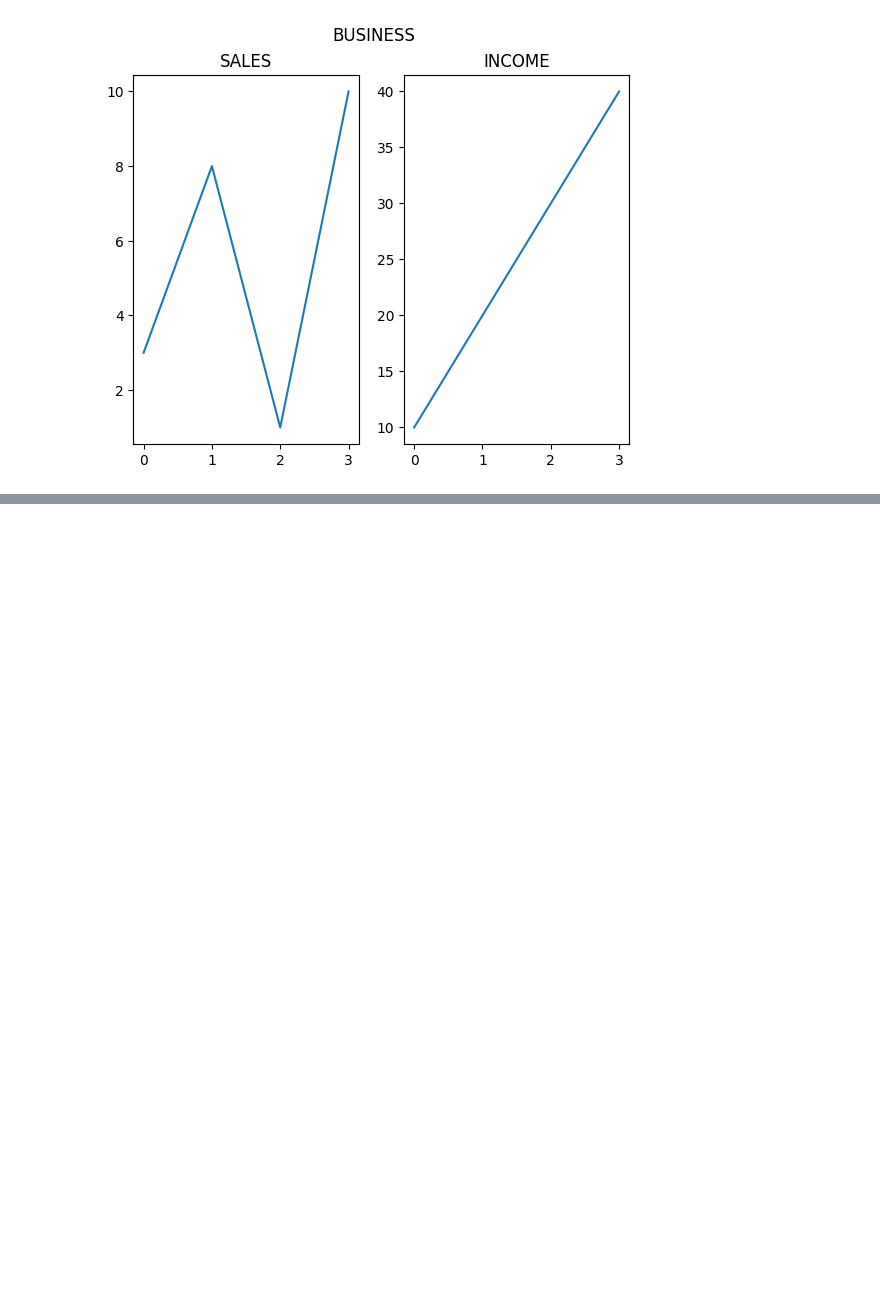
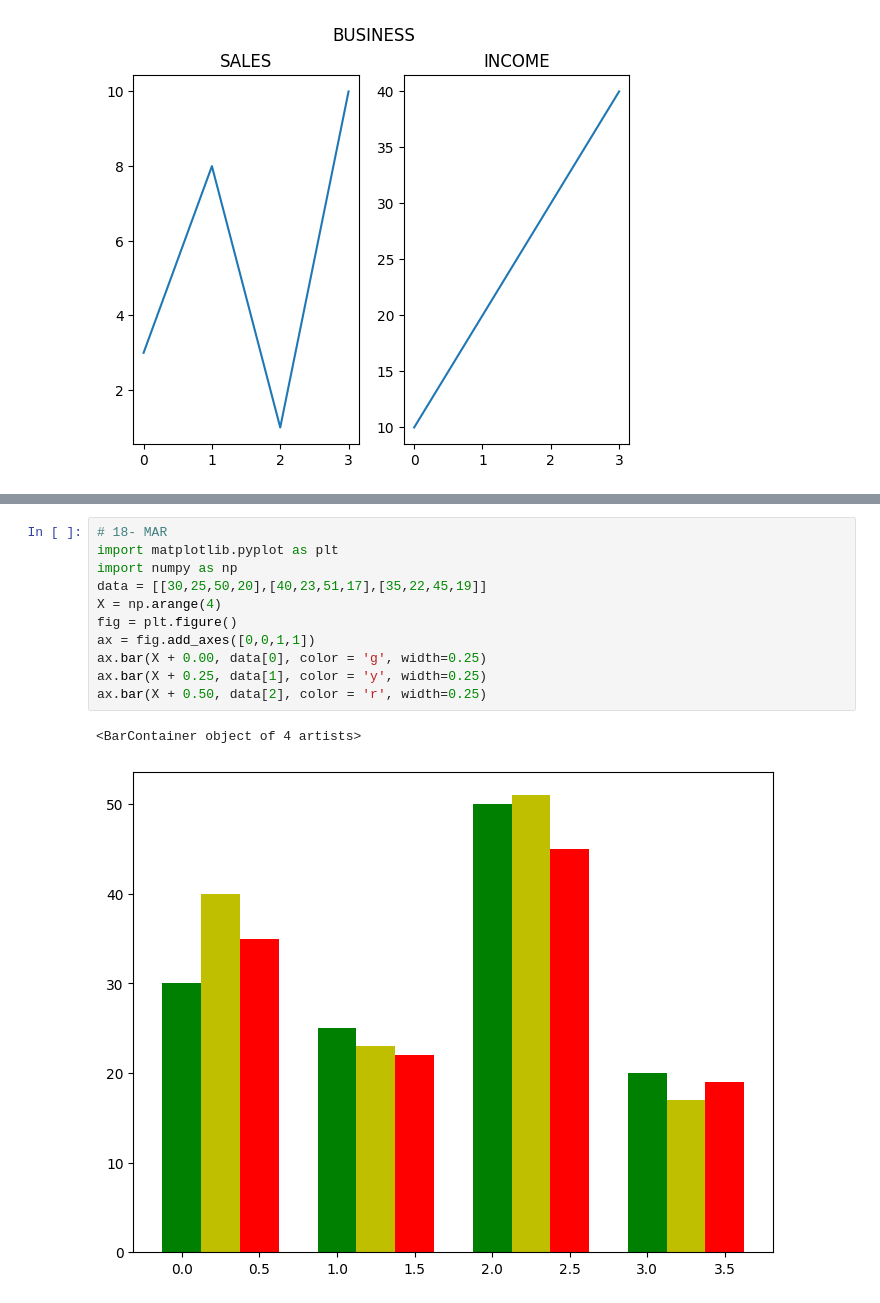
Before and after one commit to Durga130604/python_libraries_for_da-ds, a Jupyter notebook: matplotlib/first.ipynb, the cells around one changed output, grey strips where cells are left out. Cells and saved outputs as stored; diff of their text form; blank space fills up the shorter version.

Commit message:
MATPLOTLIB_DAY-4

```diff
--- a/matplotlib/first.ipynb
+++ b/matplotlib/first.ipynb
@@ -156,0 +173,14 @@ plt.show()
+# %%
+# 18- MAR
+import matplotlib.pyplot as plt
+import numpy as np
+data = [[30,25,50,20],[40,23,51,17],[35,22,45,19]]
+X = np.arange(4)
+fig = plt.figure()
+ax = fig.add_axes([0,0,1,1])
+ax.bar(X + 0.00, data[0], color = 'g', width=0.25)
+ax.bar(X + 0.25, data[1], color = 'y', width=0.25)
+ax.bar(X + 0.50, data[2], color = 'r', width=0.25)
+# %% [output]
+<BarContainer object of 4 artists>
+[figure, added]
```
Also changed, not shown: parts of 7 cells of this notebook.
